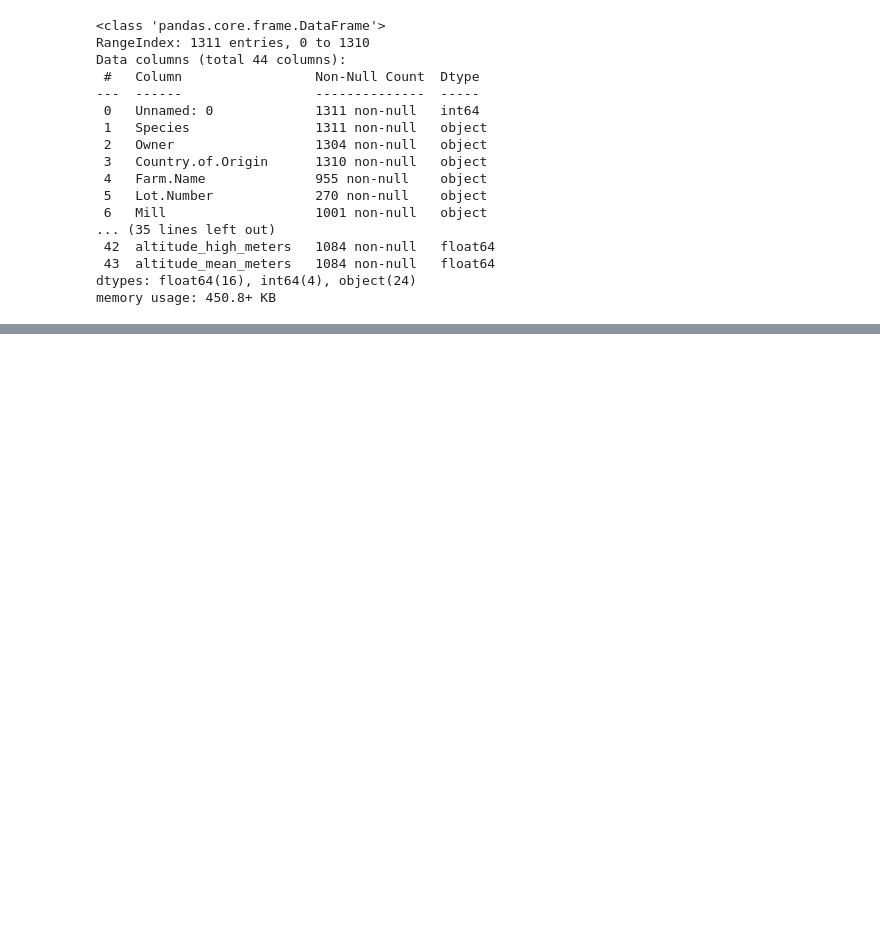
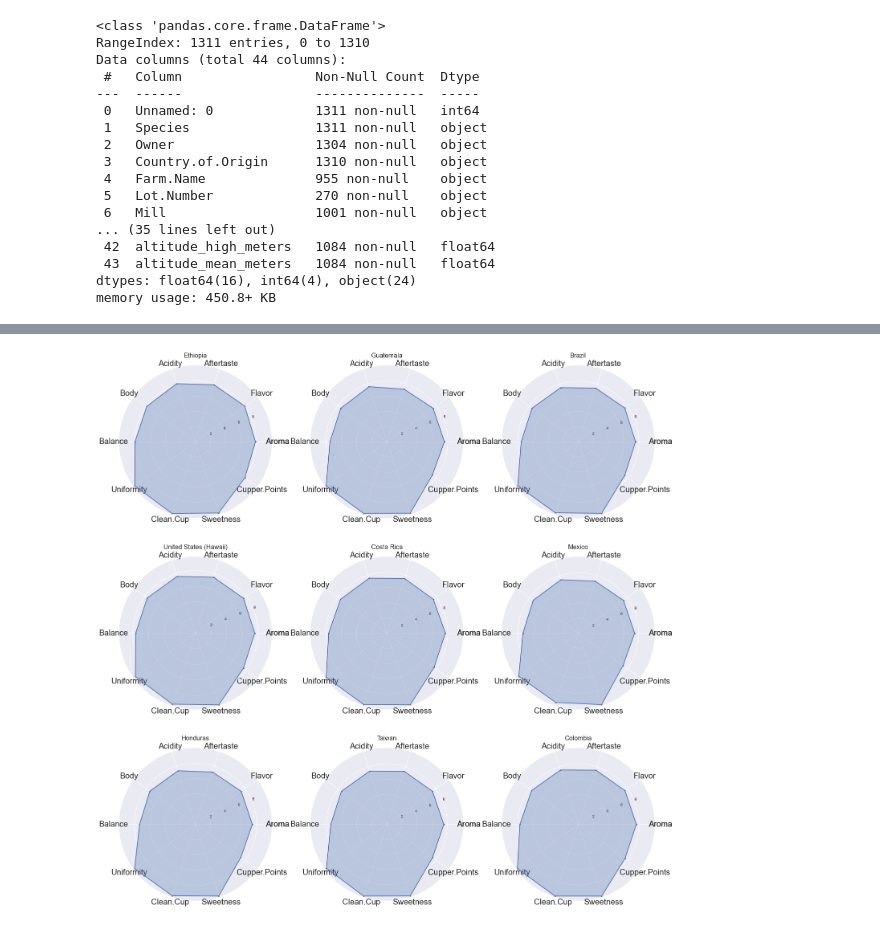
Before and after one commit to thejoshchow/coffee-arabica, a Jupyter notebook: coffee.ipynb, the cells around one changed output, grey strips where cells are left out. Saved outputs shown, nothing was run; the diff lists cells and outputs as text; code cells hidden in the pictures; blank space fills up the shorter version.

```diff
--- a/coffee.ipynb
+++ b/coffee.ipynb
@@ -144,0 +252,43 @@ ax.plot(coffee_by_region);
+# %%
+def get_values(country):
+    values = scored[['Aroma', 'Flavor', 'Aftertaste', 'Acidity', 'Body', 'Balance', 'Uniformity',
+                'Clean.Cup', 'Sweetness', 'Cupper.Points']].loc[country].tolist()
+    values += values[:1]
+    return values
+
+def helper(ax, country):
+    categories = ['', 'Flavor', 'Aftertaste', 'Acidity', 'Body', 'Balance', 'Uniformity',
+                'Clean.Cup', 'Sweetness', 'Cupper.Points', 'Aroma']
+    angles = [n / float(N) * 2 * pi for n in range(N)]
+    angles += angles[:1]
+#     for i in scored['Country.of.Origin'].tolist():
+    ax.plot(angles, get_values(country), marker='.', )
+    ax.fill(angles, get_values(country), alpha=0.3)
+    ax.set_xticks(angles)
+    ax.set_xticklabels(categories, fontsize=20)
+    ax.set_yticks([2,4,6,8])
+    ax.set_title(country, size=16);
+
+
+# and use it like so
+# fig, ax = plt.subplots(subplot_kw=dict(projection='polar'))
+# helper(ax, 'Ethiopia')
+# plt.show()
+
+
+# just so there is no code output showing after the cell
+# and if you have multiple series of values, turn it into a loop
+# break it down into a simple problem. write functions to do simple things,
+# and then put the simple pieces together to do something more complicated
+# or make multiple plots in one figure
+# array where rows are one set of values
+# arr_values = [values1, values2, etc...]
+countries = ['Ethiopia', 'Guatemala', 'Brazil', 'United States (Hawaii)',
+       'Costa Rica', 'Mexico', 'Honduras', 'Taiwan', 'Colombia']
+fig, axs = plt.subplots(3, 3, figsize=(20,20), subplot_kw=dict(projection='polar')) # 4 rows and 5 columns of subplots
+for (ax, country) in zip(axs.flat, countries):
+    helper(ax, country);
+#     # will fill up your subplots one by one
+plt.tight_layout()
+# %% [output]
+[figure, added]
```
Also changed, not shown: parts of 23 cells of this notebook, 2 other files.
